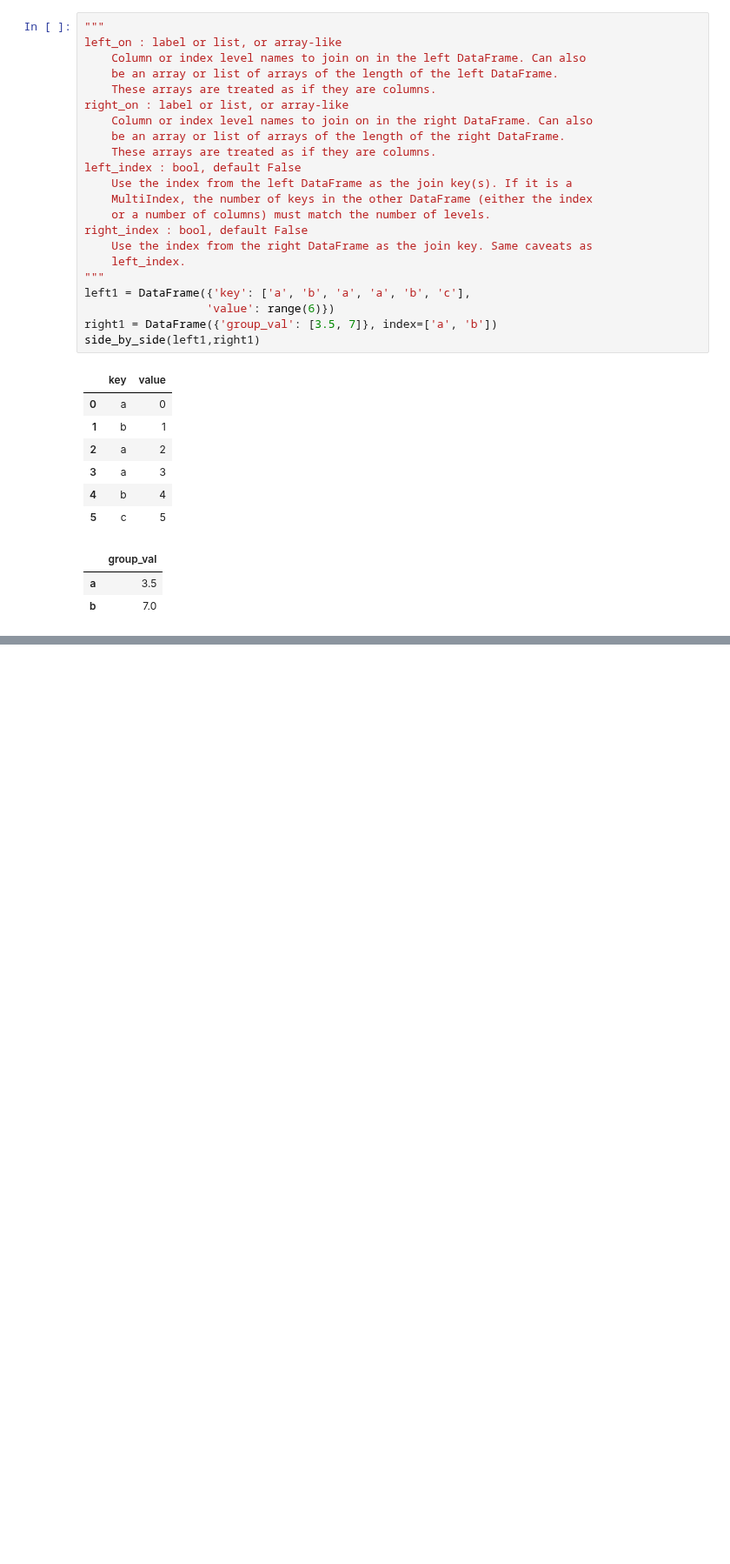
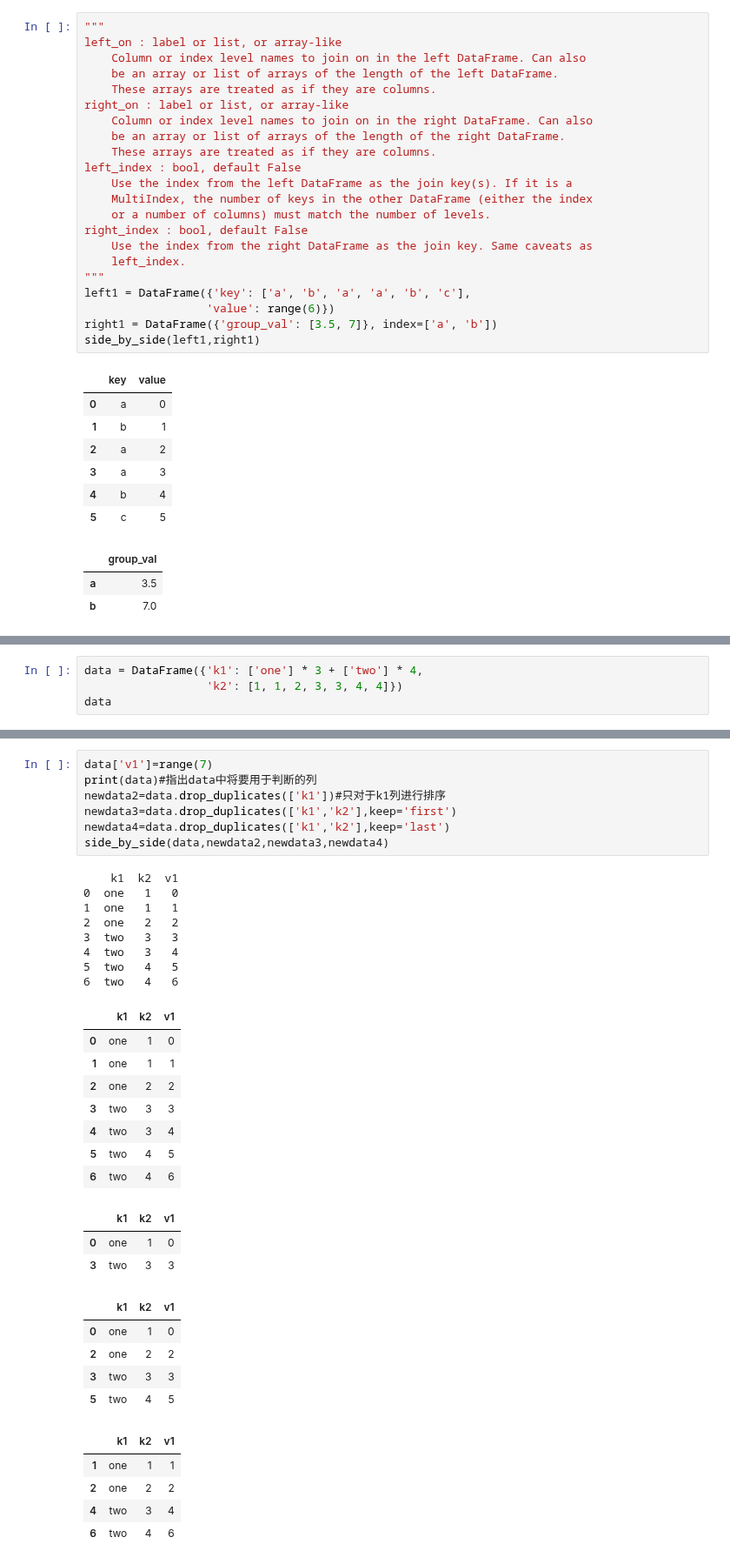
Before and after one commit to Luoxiaogan/Guide_to_financial_data_analysis, a Jupyter notebook: 金融数据分析导引/Lectures/Lecture 3/notes.ipynb, the cells around one changed output, grey strips where cells are left out. Shown at 87% size. Drawn from its saved outputs; the diff is of its cells as text; blank space fills up the shorter version.

```diff
--- a/金融数据分析导引/Lectures/Lecture 3/notes.ipynb
+++ b/金融数据分析导引/Lectures/Lecture 3/notes.ipynb
@@ -587,0 +705,4 @@ side_by_side(left1,right1)
+# %%
+data = DataFrame({'k1': ['one'] * 3 + ['two'] * 4,
+                  'k2': [1, 1, 2, 3, 3, 4, 4]})
+data
@@ -588,2 +735,39 @@ side_by_side(left1,right1)
+# %%
+data['v1']=range(7)
+print(data)#指出data中将要用于判断的列
+newdata2=data.drop_duplicates(['k1'])#只对于k1列进行排序
+newdata3=data.drop_duplicates(['k1','k2'],keep='first')
+newdata4=data.drop_duplicates(['k1','k2'],keep='last')
+side_by_side(data,newdata2,newdata3,newdata4)
+# %% [output]
+    k1  k2  v1
+0  one   1   0
+1  one   1   1
+2  one   2   2
+3  two   3   3
+4  two   3   4
+5  two   4   5
+6  two   4   6
+|  | k1 | k2 | v1 |
+| 0 | one | 1 | 0 |
+| 1 | one | 1 | 1 |
+| 2 | one | 2 | 2 |
+| 3 | two | 3 | 3 |
+| 4 | two | 3 | 4 |
+| 5 | two | 4 | 5 |
+| 6 | two | 4 | 6 |
+|  | k1 | k2 | v1 |
+| 0 | one | 1 | 0 |
+| 3 | two | 3 | 3 |
+|  | k1 | k2 | v1 |
+| 0 | one | 1 | 0 |
+| 2 | one | 2 | 2 |
+| 3 | two | 3 | 3 |
+| 5 | two | 4 | 5 |
+|  | k1 | k2 | v1 |
+| 1 | one | 1 | 1 |
+| 2 | one | 2 | 2 |
+| 4 | two | 3 | 4 |
+| 6 | two | 4 | 6 |
 # %% [markdown]
 # 数据的分组统计和计算
```
Also changed, not shown: parts of 23 cells of this notebook, 1 other file.
